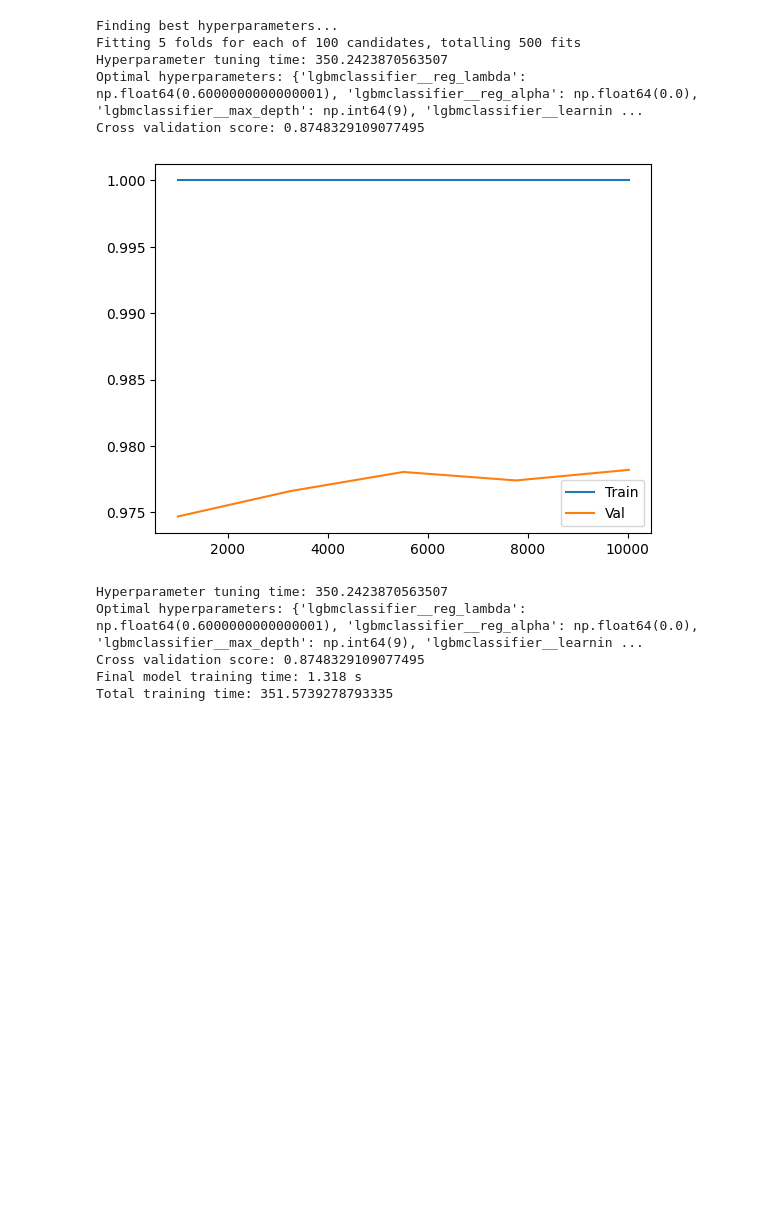
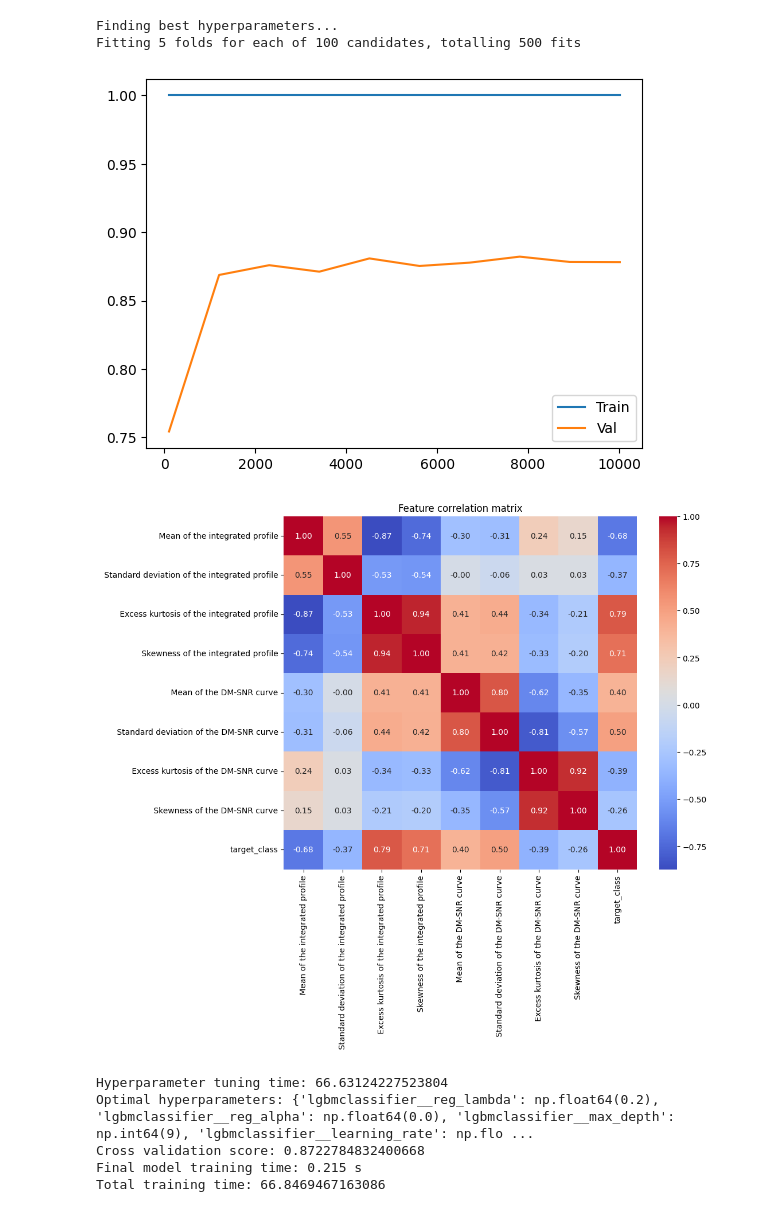
Before and after one commit to Emilwikk/Predicting-Pulsars-with-Machine-Learning-Model, a Jupyter notebook: src/main.ipynb, the cells around one changed output. Cells and saved outputs as stored; diff of their text form; code cells hidden in the pictures; blank space fills up the shorter version.

Commit message:
Removed early stopping as it was not functioning correctly. Commented out KNNimputer since it was unnecessary. Improved analysis plots.

```diff
--- a/src/main.ipynb
+++ b/src/main.ipynb
@@ -3,7 +3,6 @@ from lightgbm import LGBMClassifier
 import time
 import pandas as pd
 from sklearn.pipeline import make_pipeline
-import os
 import joblib
 from hyperparameter_tuning import hyper_parameter_tuning
 from sklearn.impute import KNNImputer
@@ -20,8 +19,8 @@ def hyper_parameter_tuning(model,X_train,y_train,n_iter,learning_rate_min,learni
     "lgbmclassifier__max_depth" : np.arange(max_depth_min,max_depth_max,max_depth_step),
     "lgbmclassifier__learning_rate" : np.arange(learning_rate_min,learning_rate_max,learning_rate_step),
     "lgbmclassifier__reg_lambda" : np.arange(reg_lambda_min,reg_lambda_max,reg_lambda_step),
-    "lgbmclassifier__reg_alpha" : np.arange(reg_alpha_min,reg_alpha_max,reg_alpha_step),
-    "knnimputer__n_neighbors" : np.arange(n_neighbors_min,n_neighbors_max,n_neighbors_step)
+    "lgbmclassifier__reg_alpha" : np.arange(reg_alpha_min,reg_alpha_max,reg_alpha_step)
+    #"knnimputer__n_neighbors" : np.arange(n_neighbors_min,n_neighbors_max,n_neighbors_step)
     }
     print("Finding best hyperparameters...")
     grid = RandomizedSearchCV(estimator=model,param_distributions=parameter_distributions,n_iter=n_iter,cv=5,scoring='f1',n_jobs=-1,verbose=1)
@@ -60,7 +59,7 @@ X_tr, X_val, y_tr, y_val = train_test_split(
 X_test.to_csv("../Data/X_test.csv", index=False)
 y_test.to_csv("../Data/y_test.csv", index=False)
 
-# Impute validation data
+# Impute validation data for early stopping for the final model.
 imputer = KNNImputer(n_neighbors=5)
 X_val_imp = imputer.fit_transform(X_val)
 
@@ -70,10 +69,10 @@ pos = (y_tr==1).sum()
 neg = (y_tr==0).sum()
 spw = neg/pos
 
-LGBM_model = make_pipeline( KNNImputer(),
+LGBM_model = make_pipeline(
+                            #KNNImputer(),
                             LGBMClassifier(n_estimators=n_estimators, random_state=54,
-                                          n_jobs=-1, scale_pos_weight=spw
-                                          ))
+                                          n_jobs=-1, scale_pos_weight=spw, verbose=-1))
 
 start_time_hpt = time.time()
 best_params, best_score = hyper_parameter_tuning(LGBM_model,X_tr,y_tr,n_iter,learning_rate_min, learning_rate_max, learning_rate_step,
@@ -81,49 +80,49 @@ best_params, best_score = hyper_parameter_tuning(LGBM_model,X_tr,y_tr,n_iter,lea
                                                  reg_lambda_min, reg_lambda_max, reg_lambda_step, reg_alpha_min, reg_alpha_max, reg_alpha_step, n_neighbors_min,
                                                  n_neighbors_max, n_neighbors_step)
 end_time_hpt = time.time()
-print(f"Hyperparameter tuning time: {end_time_hpt-start_time_hpt}\nOptimal hyperparameters: {best_params}\nCross validation score: {best_score}")
 
 # Train model with optimal hyperparameters
-final_LGBM_model = make_pipeline(KNNImputer(n_neighbors=best_params['knnimputer__n_neighbors']),
-                                 LGBMClassifier(n_estimators=n_estimators, random_state=54,
+final_LGBM_model = make_pipeline(
+                                    #KNNImputer(n_neighbors=best_params['knnimputer__n_neighbors']),
+                                    LGBMClassifier(n_estimators=n_estimators, random_state=54,
                                     n_jobs=-1, scale_pos_weight=spw, learning_rate=best_params['lgbmclassifier__learning_rate'],
                                     max_depth=best_params['lgbmclassifier__max_depth'],
                                     reg_alpha=best_params['lgbmclassifier__reg_alpha'],
                                     reg_lambda=best_params['lgbmclassifier__reg_lambda'],verbose=-1))
 
 start_time_train = time.time()
-# Fit model with early stopping, using validation set
-final_LGBM_model.fit(X_tr, y_tr,lgbmclassifier__eval_set=[(X_val_imp,y_val)])
+# Fit final model to training data
+final_LGBM_model.fit(X_tr, y_tr)
 end_time_train = time.time()
 # Save model as .pkl file
 joblib.dump(final_LGBM_model, "model.pkl")
 
-train_sizes, train_scores, val_scores = learning_curve(final_LGBM_model, X_train, y_train, cv=5, scoring="accuracy")
+# Plot learning curve
+train_sizes, train_scores, val_scores = learning_curve(final_LGBM_model, X_train, y_train, cv=5, scoring="f1", train_sizes=np.linspace(0.01, 1.0, 10))
 plt.plot(train_sizes, train_scores.mean(axis=1), label='Train')
 plt.plot(train_sizes, val_scores.mean(axis=1), label='Val')
 plt.legend(); plt.show()
 
+# Plot correlation matrix
 corr = df_train.corr(numeric_only=True)
 plt.figure(figsize=(10,8))
 sns.heatmap(corr, annot=True, cmap='coolwarm', fmt=".2f", square=True)
 plt.title("Feature correlation matrix")
 plt.show()
 
 print(f"Hyperparameter tuning time: {end_time_hpt-start_time_hpt}\nOptimal hyperparameters: {best_params}\nCross validation score: {best_score}")
 print(f"Final model training time: {round(end_time_train-start_time_train,3)} s")
 print(f"Total training time: {end_time_train-start_time_hpt}")
 # %% [output]
 Finding best hyperparameters...
 Fitting 5 folds for each of 100 candidates, totalling 500 fits
-Hyperparameter tuning time: 350.2423870563507
-Optimal hyperparameters: {'lgbmclassifier__reg_lambda': np.float64(0.6000000000000001), 'lgbmclassifier__reg_alpha': np.float64(0.0), 'lgbmclassifier__max_depth': np.int64(9), 'lgbmclassifier__learnin ...
-Cross validation score: 0.8748329109077495
-[figure, old version]
+[figure, new version]
+[figure, added]
-Hyperparameter tuning time: 350.2423870563507
-Optimal hyperparameters: {'lgbmclassifier__reg_lambda': np.float64(0.6000000000000001), 'lgbmclassifier__reg_alpha': np.float64(0.0), 'lgbmclassifier__max_depth': np.int64(9), 'lgbmclassifier__learnin ...
-Cross validation score: 0.8748329109077495
-Final model training time: 1.318 s
-Total training time: 351.5739278793335
+Hyperparameter tuning time: 66.63124227523804
+Optimal hyperparameters: {'lgbmclassifier__reg_lambda': np.float64(0.2), 'lgbmclassifier__reg_alpha': np.float64(0.0), 'lgbmclassifier__max_depth': np.int64(9), 'lgbmclassifier__learning_rate': np.flo ...
+Cross validation score: 0.8722784832400668
+Final model training time: 0.215 s
+Total training time: 66.8469467163086
 # %%
 import joblib
 import pandas as pd
```
Also changed, not shown: parts of 1 cell of this notebook, 1 other file.
